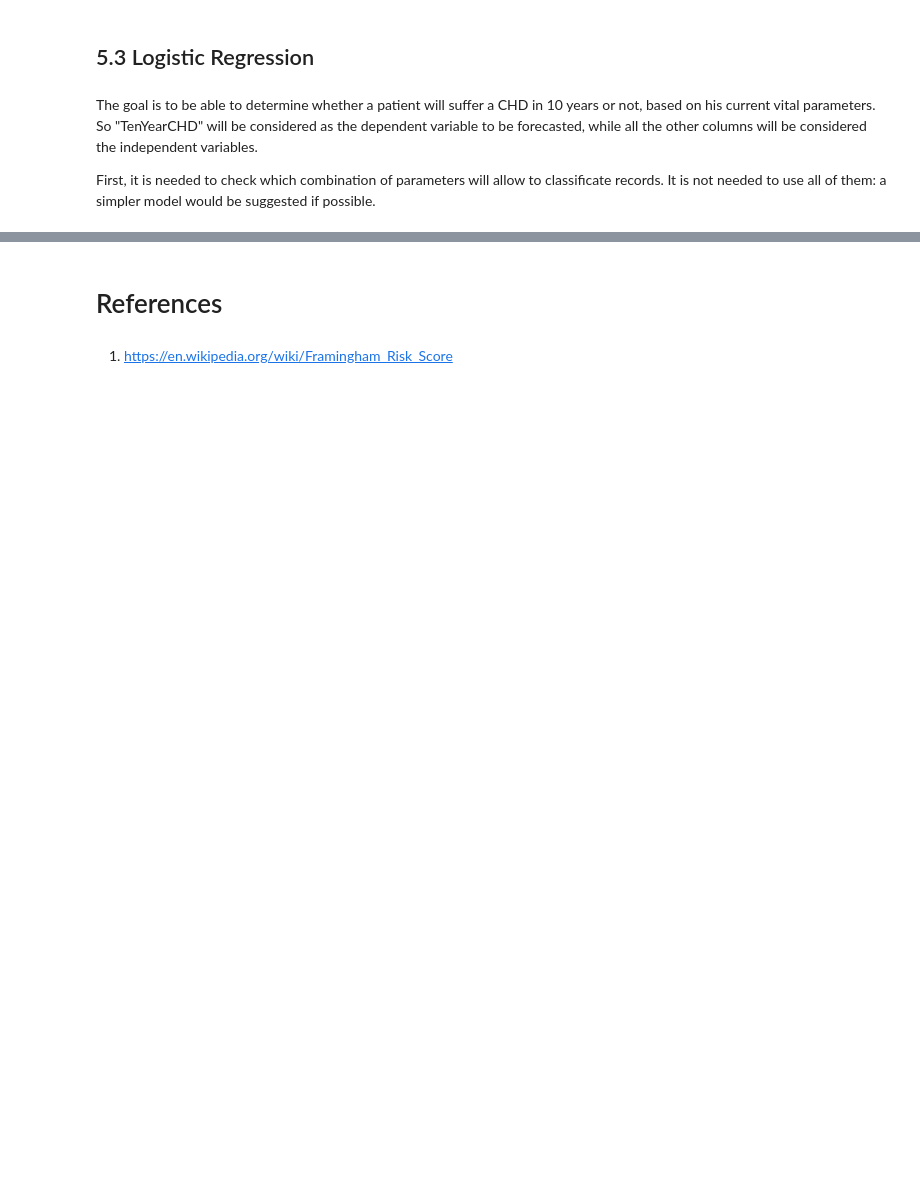
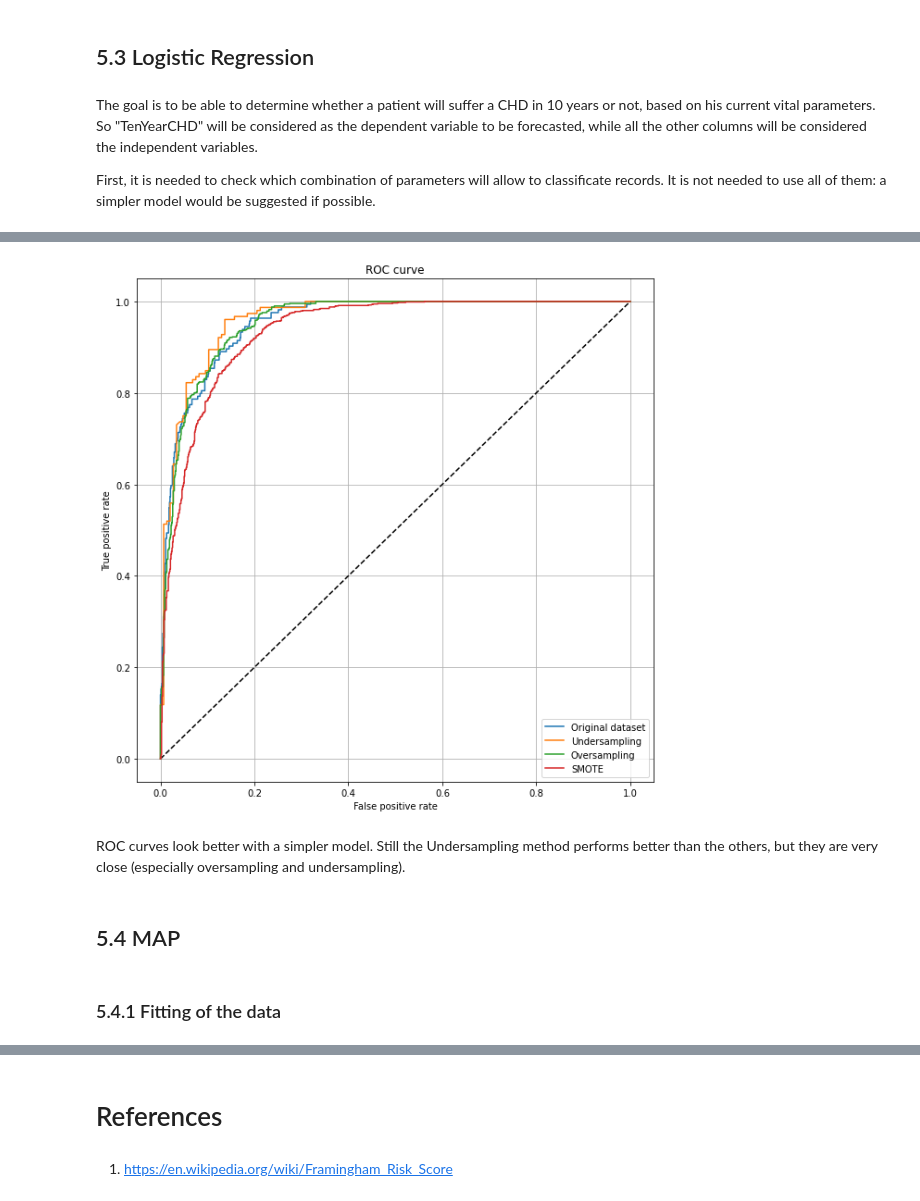
Before and after one commit to Mirkesx/cardiovascularity_study_dataset, a Jupyter notebook: project_notebook_marco_cavalli_1000024189.ipynb, the cells around one changed output, grey strips where cells are left out. Drawn from its saved outputs; the diff is of its cells as text; code cells hidden in the pictures; blank space fills up the shorter version.

```diff
--- a/project_notebook_marco_cavalli_1000024189.ipynb
+++ b/project_notebook_marco_cavalli_1000024189.ipynb
@@ -1576,0 +1908,21 @@ pd.DataFrame(data=results, columns=['Col','prsquared', 'llr-pvalue'])
+# %%
+plt.figure(figsize=(10,10))
+plt.plot([0, 1], [0, 1], 'k--')
+plt.plot(fpr_original, tpr_original, label='Original dataset')
+plt.plot(fpr_under, tpr_under, label='Undersampling')
+plt.plot(fpr_over, tpr_over, label='Oversampling')
+plt.plot(fpr_smote, tpr_smote, label='SMOTE')
+plt.xlabel('False positive rate')
+plt.ylabel('True positive rate')
+plt.title('ROC curve')
+plt.legend(loc='best')
+plt.grid()
+plt.show()
+# %% [output]
+[figure, added]
+# %% [markdown]
+<p>ROC curves look better with a simpler model. Still the Undersampling method performs better than the others, but they are very close (especially oversampling and undersampling).</p>
+# %% [markdown]
+<h2>5.4 MAP</h2>
+# %% [markdown]
+<h3>5.4.1 Fitting of the data</h3>
```
Also changed, not shown: parts of 60 cells of this notebook.
